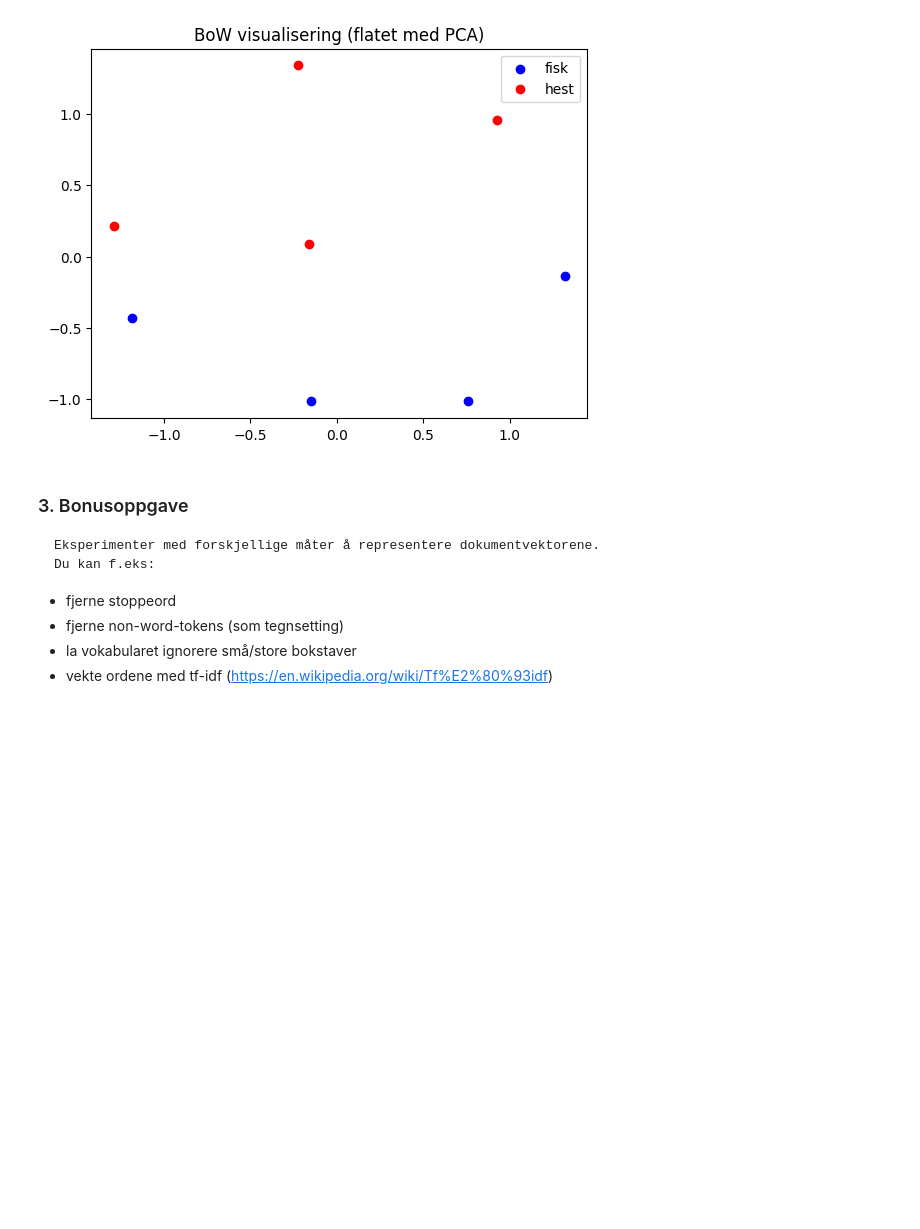
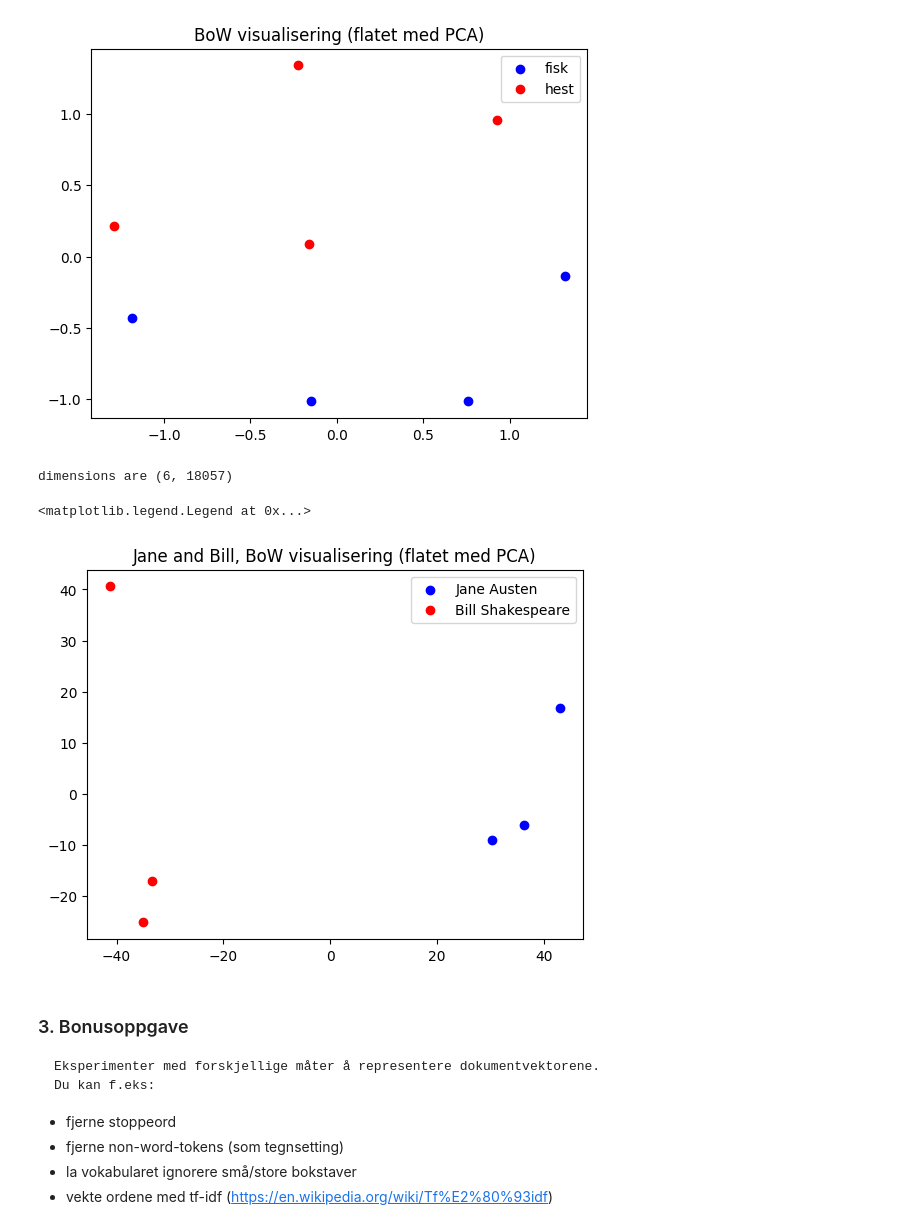
Before and after one commit to 7er/intro_til_spraktek, a Jupyter notebook: oppgaver.ipynb, the cells around one changed output. Drawn from its saved outputs; the diff is of its cells as text; code cells hidden in the pictures; blank space fills up the shorter version.

```diff
--- a/oppgaver.ipynb
+++ b/oppgaver.ipynb
@@ -31,0 +40,4 @@ gutenberg.words(blake_poems)
+# %%
+# Din kode her
+jane_and_bill_ids = [each for each in ids if each.startswith('austen') or each.startswith('shakespeare')]
+jane_and_bill_ids
@@ -80,0 +139,5 @@ Vi kaller ord som skal fjernes for *stoppeord* eller *stop words*
+# %%
+# Din kode her
+vokabular = set(all_tokens)
+token_to_index = {each:index for index, each in enumerate(vokabular)}
+token_to_index['Julius']
@@ -120,3 +183,30 @@ plt.legend()
+# %%
+# Din kode her
+vecs = np.zeros((len(jane_and_bill_ids), len(vokabular)))
+vecs
+
+for i, file_id in enumerate(jane_and_bill_ids):
+    tokens = gutenberg.words(file_id)
+    for token in tokens:
+        vecs[i][token_to_index[token]] = 1
+vecs
+
+print("dimensions are", vecs.shape)
+# Visualisering
+pca = PCA(n_components=2)
+vecs_2d = pca.fit_transform(vecs)
+x, y = zip(*vecs_2d)
+
+i = 3
+
+plt.scatter(x[:i], y[:i], c="blue", label="Jane Austen")
+plt.scatter(x[i:], y[i:], c="red", label="Bill Shakespeare")
+plt.title("Jane and Bill, BoW visualisering (flatet med PCA)")
+plt.legend()
+# %% [output]
+dimensions are (6, 18057)
+<matplotlib.legend.Legend at 0x...>
+[figure, added]
 # %% [markdown]
 ### 3. Bonusoppgave
     Eksperimenter med forskjellige måter å representere dokumentvektorene.
```
Also changed, not shown: parts of 11 cells of this notebook.
